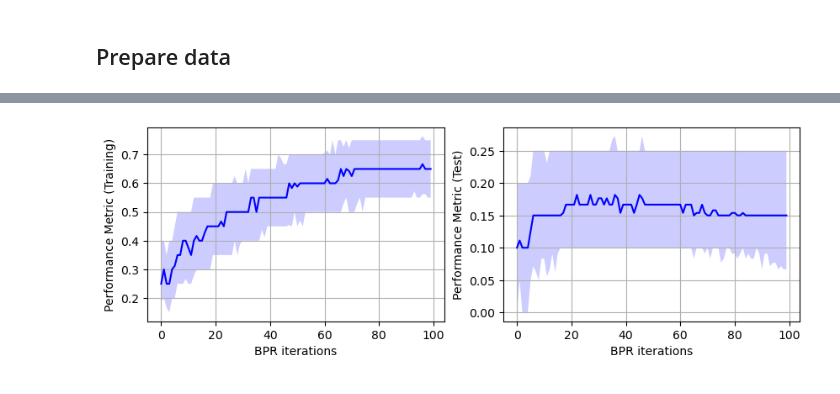
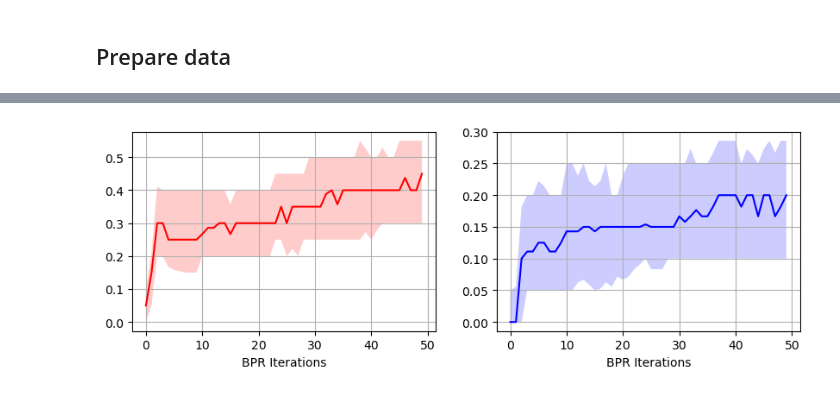
Before and after one commit to rimplesandhu/pybpr, a Jupyter notebook: examples/bpr_movielens.ipynb, the cells around one changed output, grey strips where cells are left out. Cells and saved outputs as stored; diff of their text form; code cells hidden in the pictures.

```diff
--- a/examples/bpr_movielens.ipynb
+++ b/examples/bpr_movielens.ipynb
@@ -93,7 +89,7 @@ Setting batch size to 943
 # %%
-metric_log_train = []
-metric_log_test = []
-for _ in range(100):
+log_uniform = []
+bpr1.initiate(num_users=mldata_pos.num_users, num_items=mldata_pos.num_items, seed=1234)
+for _ in range(50):
     neg_sampler = partial(
         uniform_negative_sampler,
         uimat=mldata_pos.mat_train
@@ -109,25 +105,7 @@ for _ in range(100):
         perc_active_items=0.99,
         num_recs=20
     )
-    metric_log_train.append(mfunc(uimat=mldata_pos.mat_train))
-    metric_log_test.append(mfunc(uimat=mldata_pos.mat_test))
-metric_log_train = np.asarray(metric_log_train)
-metric_log_test = np.asarray(metric_log_test)
+    log_uniform.append({
+        'train': mfunc(uimat=mldata_pos.mat_train),
+        'test' : mfunc(uimat=mldata_pos.mat_test)
+    })
-# %%
-xgrid = np.arange(0,metric_log_train.shape[0])
-
-fig, ax = plt.subplots(1, 2, figsize=(10,3))
-ax[0].plot(metric_log_train[:,1], '-b')
-ax[0].fill_between(xgrid, metric_log_train[:,0], metric_log_train[:,2], color='b', alpha=0.2, ec=None)
-ax[0].set_ylabel('Performance Metric (Training)')
-
-
-ax[1].plot(metric_log_test[:,1], '-b')
-ax[1].fill_between(xgrid, metric_log_test[:,0], metric_log_test[:,2], color='b', alpha=0.2, ec=None)
-ax[1].set_ylabel('Performance Metric (Test)')
-
-for iax in ax:
-    iax.grid(True)
-    iax.set_xlabel('BPR iterations')
-# %% [output]
-[figure, removed]
@@ -133,0 +136,13 @@ for iax in ax:
+# %%
+def plot_this(iax, idata, clr):
+    iax.plot(idata[:,1], color=clr)
+    xgrid = np.arange(0,idata.shape[0])
+    iax.fill_between(xgrid, idata[:,0], idata[:,2], color=clr, alpha=0.2, ec=None)
+    iax.grid(True)
+    iax.set_xlabel('BPR Iterations')
+
+fig, ax = plt.subplots(1, 2, figsize=(10,3))
+plot_this(ax[0], np.array([ix['train'] for ix in log_uniform]), 'r')
+plot_this(ax[1], np.array([ix['test'] for ix in log_uniform]), 'b')
+# %% [output]
+[figure, added]
```
Also changed, not shown: parts of 6 cells of this notebook, 12 other files.
